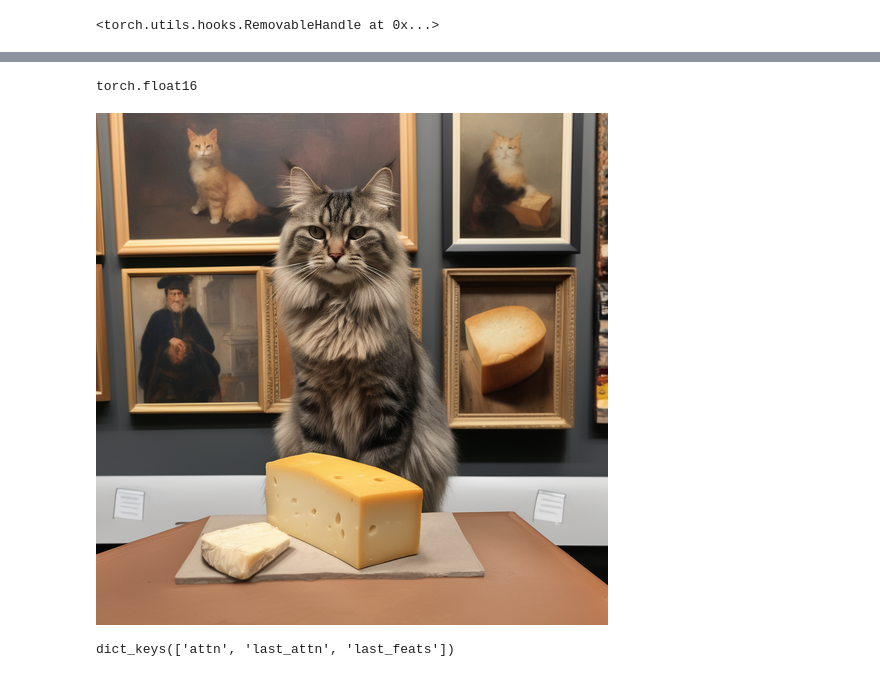
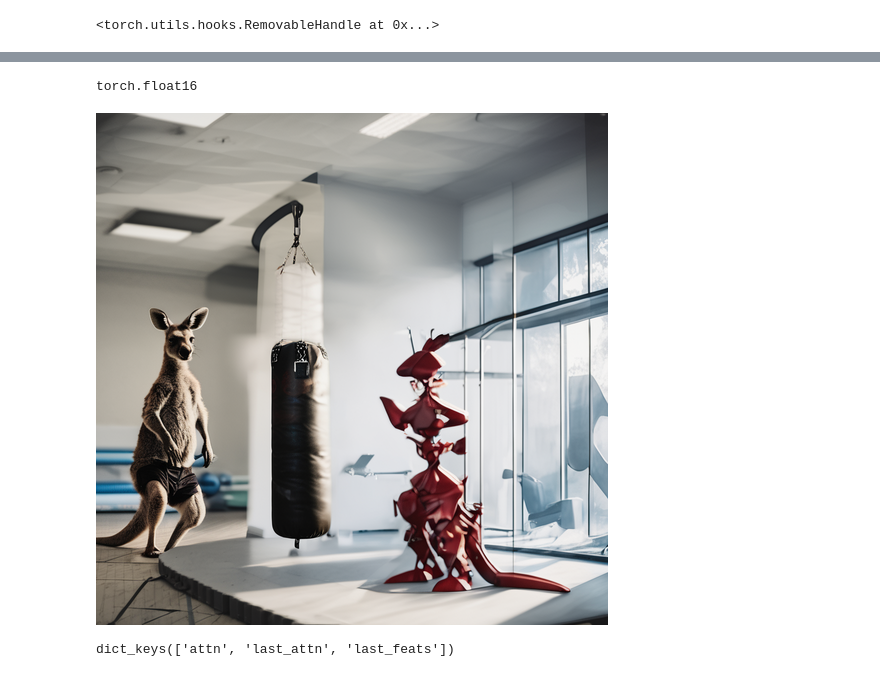
Before and after one commit to Palandr123/ML-project, a Jupyter notebook: Demo.ipynb, the cells around one changed output, grey strips where cells are left out. Cells and saved outputs as stored; diff of their text form; code cells hidden in the pictures.

```diff
--- a/Demo.ipynb
+++ b/Demo.ipynb
@@ -759,7 +728,7 @@ base.unet.up_blocks[0].attentions[1].transformer_blocks[3].attn2.register_forwar
 Using DDPM as scheduler.
 <torch.utils.hooks.RemovableHandle at 0x...>
 # %%
-prompt="a photo of a fluffy cat sitting on a museum bench looking at an oil painting of cheese"
+prompt="a photo of a kangaroo and a punching bag at the gym"
 if prompt is not None and isinstance(prompt, str):
     batch_size = 1
 elif prompt is not None and isinstance(prompt, list):
@@ -793,51 +762,73 @@ try: processed_aux = {k:torch.utils._pytree.tree_map(lambda x: x[aux_idx:aux_idx
 except: pass
 sg_edits = {
     ('last_attn', 'last_feats'): [{
-        'words': ['photo', 'fluffy cat', 'museum bench', 'oil painting of cheese'],
+        'words': ['photo', 'kangaroo', 'punching bag', 'gym'],
          'fn': SelfGuidanceEdits.appearance,
-         'weight': 0.25,
+         'weight': 12.,
          'tgt': processed_aux,
          'thresh': 0.5,
          'kwargs': {}
      },
     ],
     'attn': [
         {
-        'words': ['photo', 'museum bench', 'oil painting of cheese'],
-         'fn': SelfGuidanceEdits.shape,
-         'weight': 1.5,
-         'tgt': processed_aux,
-         'thresh': 0.5,
-         'kwargs': {}
+        'words': ['photo', 'gym', 'punching bag'],
+         'fn': SelfGuidanceEdits.silhouette,
+         'kwargs': {
+                 # 'dx': -0.5
+                 # 'sx': 1.5,
+                 # 'sy': 1.5
+             },
+          'weight':15.0,
+          'tgt': processed_aux
         },
+         #{
+         #    'words': ['kangaroo'],
+         #    'fn': SelfGuidanceEdits.size,
+          #   'kwargs': {
+          #     'shift': (1.0,),
+          #   },
+         #   'weight': 0.7,
+        #},
         {
-             'words': ['fluffy cat'],
-             'fn': SelfGuidanceEdits.centroid,
-             'kwargs': {
-               'shift': (0.,0.),
+              'words': ['kangaroo'],
+              'fn': SelfGuidanceEdits.change_centroid,
+              'kwargs': {
+               'shift': (.1, .1),
                'relative': False
              },
-             'weight':2.,
-             #'tgt': processed_aux
-        },
+             'weight':4.,
+             # 'tgt': processed_aux
+         },
+        #{
+        #'words': ['kangaroo'],
+        # 'fn': SelfGuidanceEdits.silhouette,
+        # 'kwargs': {
+        #          'dx': -0.5,
+        #          'sx': 1.5,
+        #          'sy': 1.5,
+        #     },
+        #  'weight': 5.0,
+        #  'tgt': processed_aux
+        #},
     ]
 }
 
 # How many sampling steps to take
 num_inference_steps = 300 # @param {type:"integer"}
 # To avoid numerical underflow, scale loss by this amount and then divide gradients after backprop
 sg_loss_rescale = 1000. # @param {type: "number"}
 # Weight on self guidance term in sampling
 sg_grad_wt = 1000. # @param {type: "number"}
 # Step # to start self guidance.
 sg_t_start = 20 # @param {type:"integer"}
 # Step # to end self guidance.
 sg_t_end = 280 # @param {type:"integer"}
 out = base(prompt=[prompt]*n_img, sg_grad_wt=sg_grad_wt, sg_edits=sg_edits, num_inference_steps=num_inference_steps, sg_loss_rescale=sg_loss_rescale, debug=False, sg_t_start=sg_t_start, sg_t_end=sg_t_end, latents=latents).images
 concat_images(out)
 # %% [output]
 torch.float16
-[figure, old version]
+[figure, new version]
 # %%
 processed_aux.keys()
 # %% [output]
```
Also changed, not shown: parts of 4 cells of this notebook, 1 other file.
